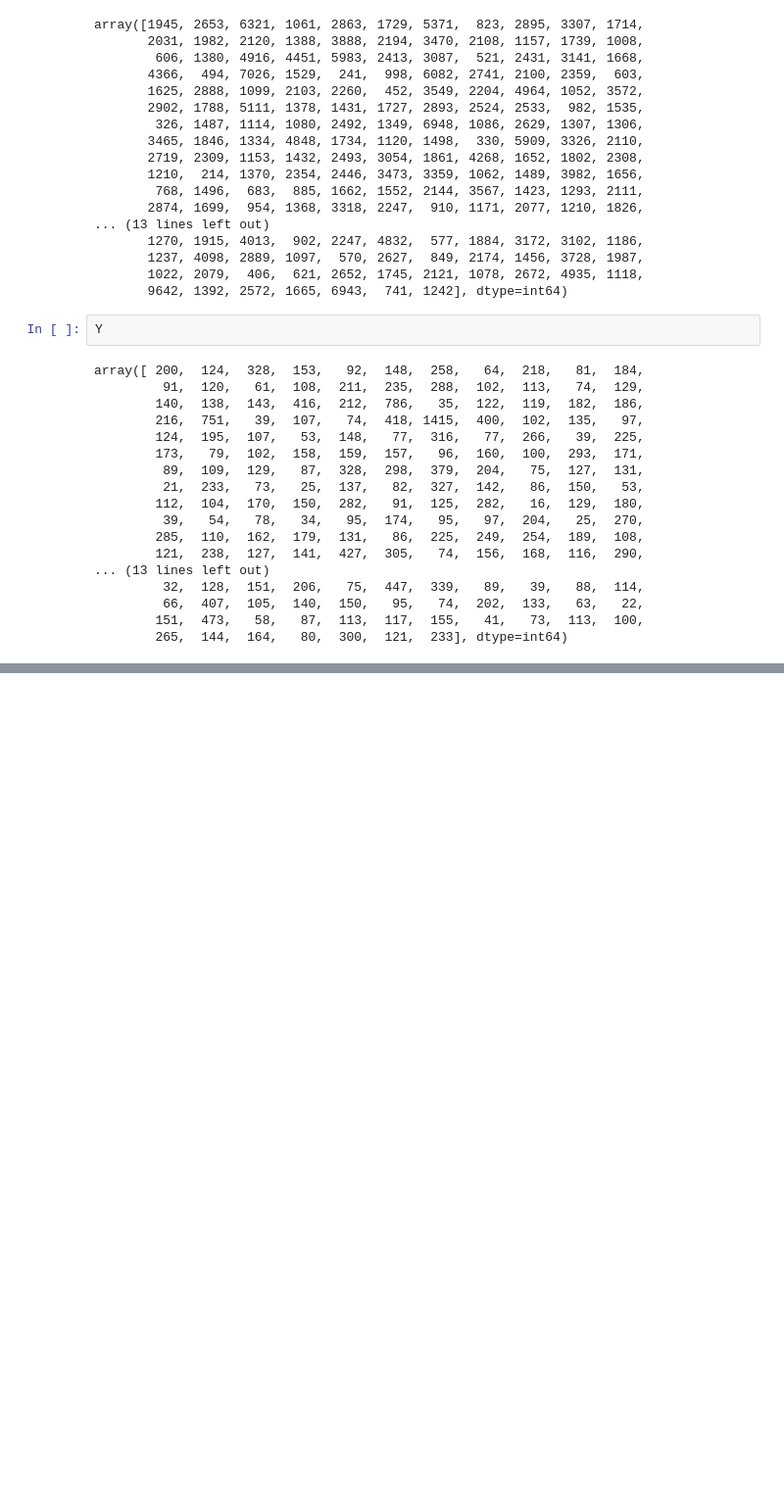
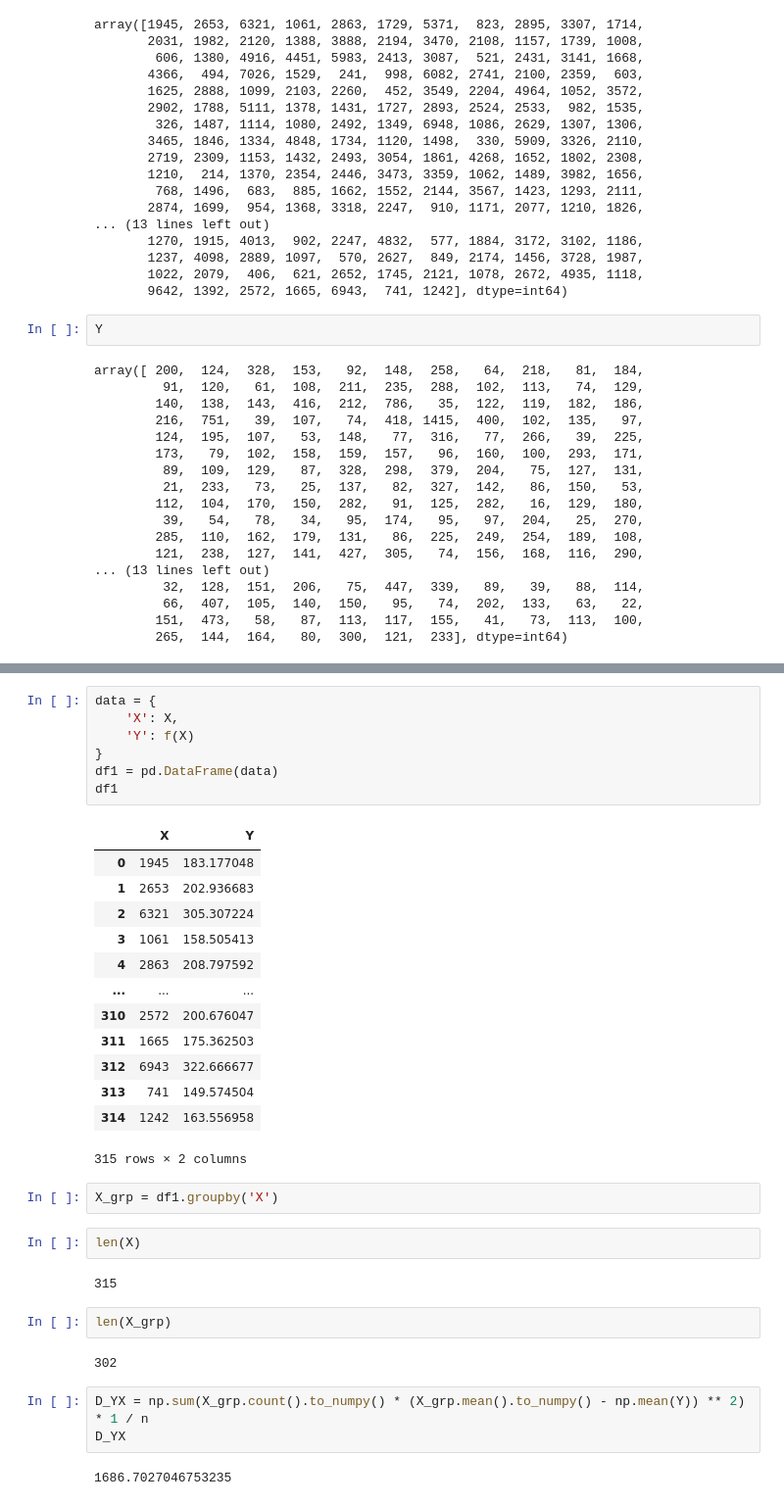
Before and after one commit to MEPhI-Floppas/matstat.py, a Jupyter notebook: bdz/mark/bdz9.ipynb, the cells around one changed output, grey strips where cells are left out. Shown: that part at 98% size. Saved outputs shown, nothing was run; the diff lists cells and outputs as text; blank space fills up the shorter version.

```diff
--- a/bdz/mark/bdz9.ipynb
+++ b/bdz/mark/bdz9.ipynb
@@ -78,0 +125,36 @@ array([ 200,  124,  328,  153,   92,  148,  258,   64,  218,   81,  184,
+# %%
+data = {
+    'X': X,
+    'Y': f(X)
+}
+df1 = pd.DataFrame(data)
+df1
+# %% [output]
+|  | X | Y |
+| 0 | 1945 | 183.177048 |
+| 1 | 2653 | 202.936683 |
+| 2 | 6321 | 305.307224 |
+| 3 | 1061 | 158.505413 |
+| 4 | 2863 | 208.797592 |
+| ... | ... | ... |
+| 310 | 2572 | 200.676047 |
+| 311 | 1665 | 175.362503 |
+| 312 | 6943 | 322.666677 |
+| 313 | 741 | 149.574504 |
+| 314 | 1242 | 163.556958 |
+315 rows × 2 columns
+# %%
+X_grp = df1.groupby('X')
+# %%
+len(X)
+# %% [output]
+315
+# %%
+len(X_grp)
+# %% [output]
+302
+# %%
+D_YX = np.sum(X_grp.count().to_numpy() * (X_grp.mean().to_numpy() - np.mean(Y)) ** 2) * 1 / n
+D_YX
+# %% [output]
+1686.7027046753235
```
Also changed, not shown: parts of 24 cells of this notebook, 2 other files.
